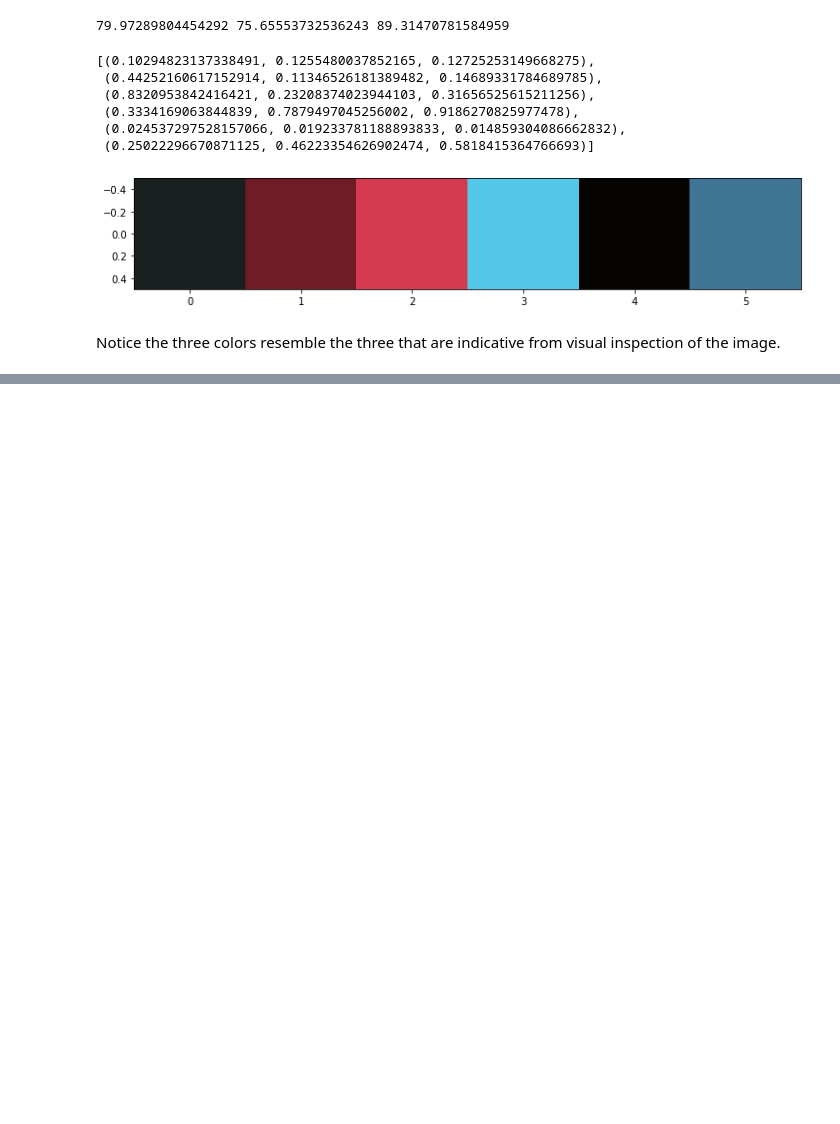
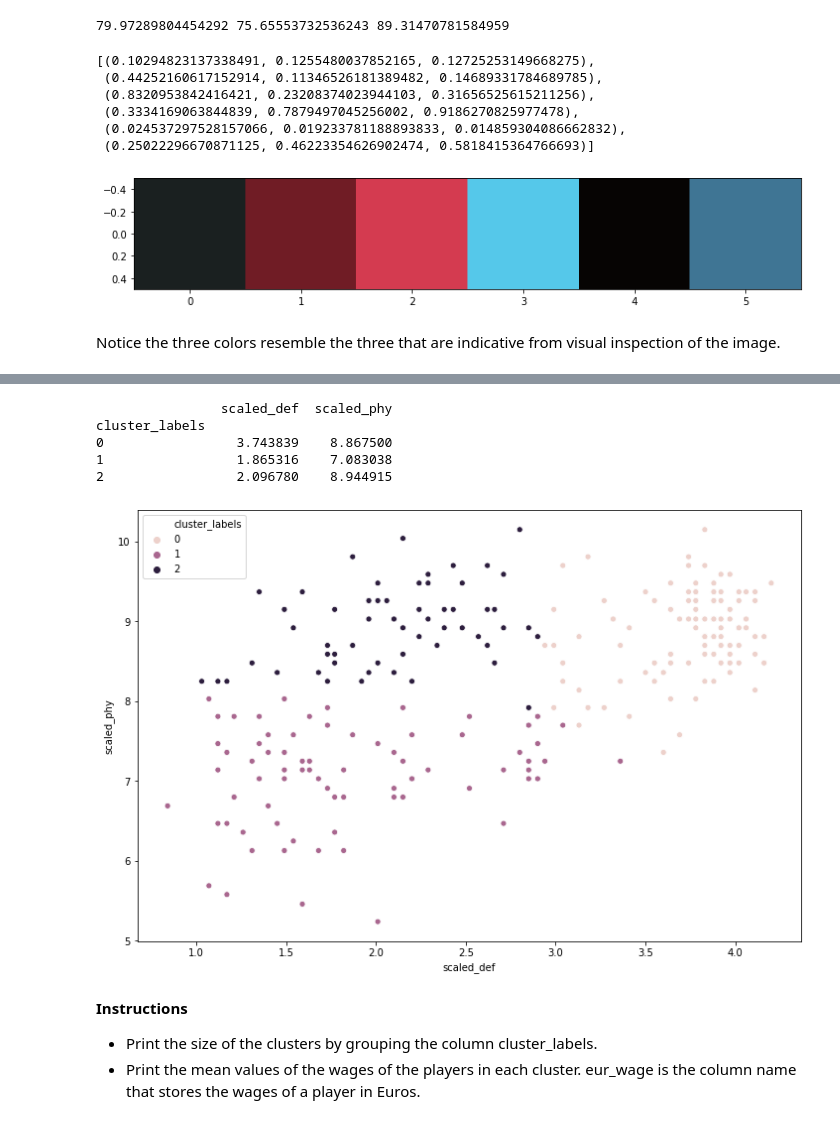
Before and after one commit to Aduzona/Machine_Learning, a Jupyter notebook: 15_ML_Other_Concepts/6_Cluster Analysis in Python/4_Clustering in Real World.ipynb, the cells around one changed output, grey strips where cells are left out. Cells and saved outputs as stored; diff of their text form; code cells hidden in the pictures; blank space fills up the shorter version.

Commit message:
clustering in real world

```diff
--- a/15_ML_Other_Concepts/6_Cluster Analysis in Python/4_Clustering in Real World.ipynb
+++ b/15_ML_Other_Concepts/6_Cluster Analysis in Python/4_Clustering in Real World.ipynb
@@ -245,0 +602,35 @@ plt.show()
+# %%
+import random
+
+fifa=pd.read_csv("fifa_18_sample_data.csv")
+fifa=fifa.iloc[0:250]
+fifa['scaled_def']=np.round(whiten(fifa['def']),2)
+fifa['scaled_phy']=np.round(whiten(fifa['phy']),2)
+# Set up a random seed in numpy
+np.random.seed([1000,2000])
+# Fit the data into a k-means algorithm
+cluster_centers,_ = kmeans(fifa[['scaled_def','scaled_phy']],3)
+
+# Assign cluster labels
+fifa['cluster_labels'],_ = vq(fifa[['scaled_def','scaled_phy']],cluster_centers)
+
+# Display cluster centers
+print(fifa[['scaled_def', 'scaled_phy', 'cluster_labels']].groupby('cluster_labels').mean())
+# %% [output]
+                scaled_def  scaled_phy
+cluster_labels
+0                 3.743839    8.867500
+1                 1.865316    7.083038
+2                 2.096780    8.944915
+# %%
+fig=plt.figure(figsize=(12,8))
+# Create a scatter plot through seaborn
+sns.scatterplot(x='scaled_def', y='scaled_phy', hue='cluster_labels', data=fifa)
+plt.show()
+# %% [output]
+[figure, added]
+# %% [markdown]
+**Instructions**
+
+* Print the size of the clusters by grouping the column cluster_labels.
+* Print the mean values of the wages of the players in each cluster. eur_wage is the column name that stores the wages of a player in Euros.
```
Also changed, not shown: parts of 40 cells of this notebook, 1 other file.
